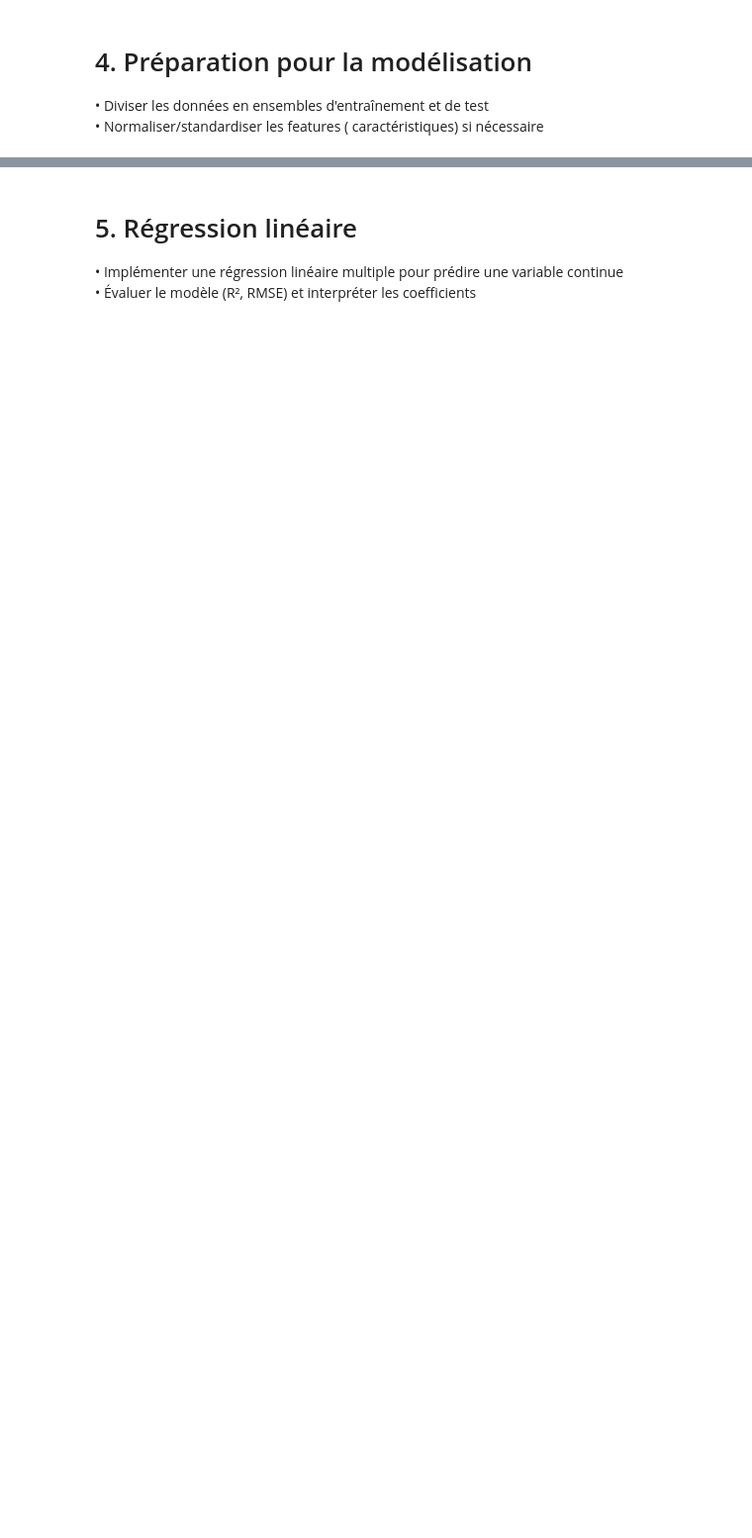
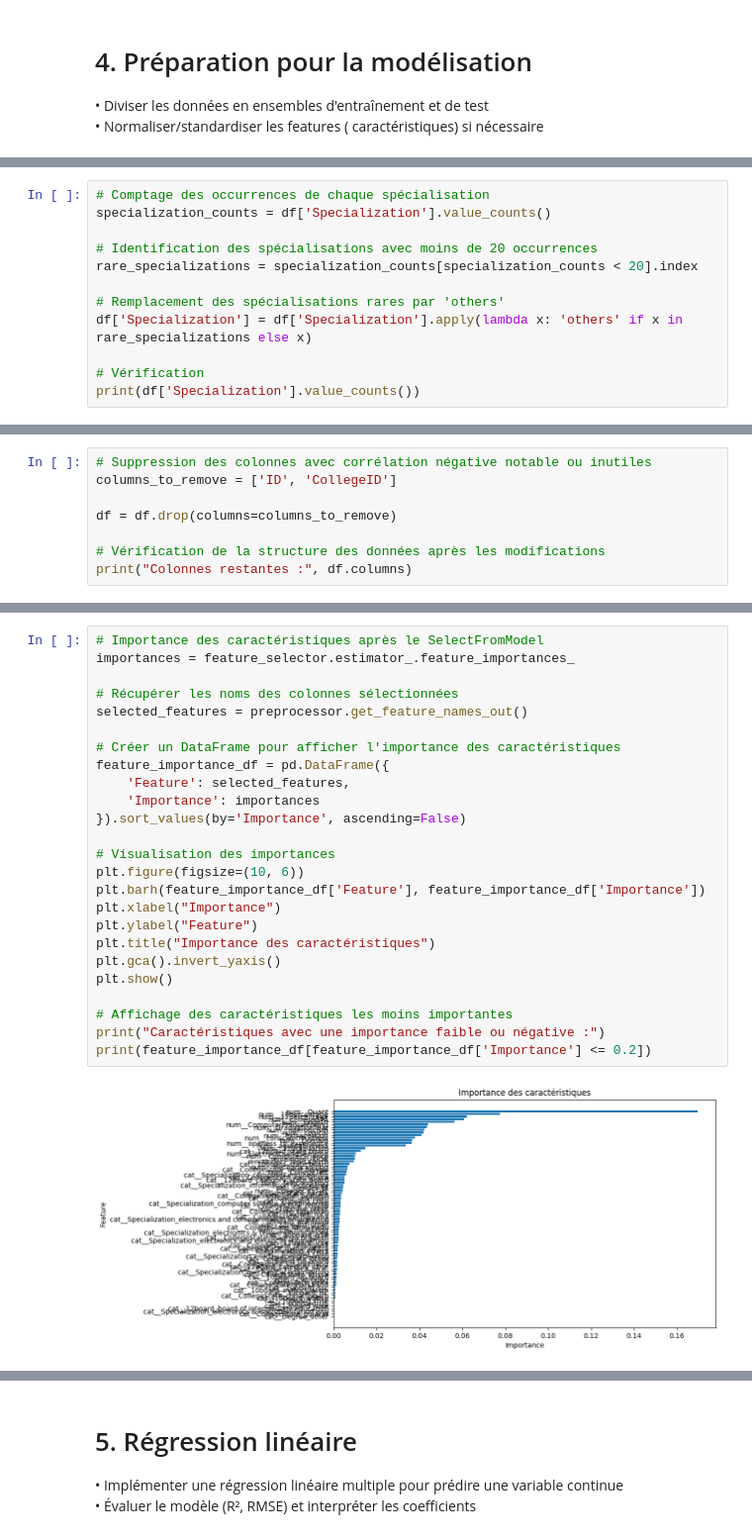
Before and after one commit to MGentieu/Projet_python_data, a Jupyter notebook: Notebook_projet.ipynb, the cells around one changed output, grey strips where cells are left out. Shown at 99% size. Cells and saved outputs as stored; diff of their text form; blank space fills up the shorter version.

```diff
--- a/Notebook_projet.ipynb
+++ b/Notebook_projet.ipynb
@@ -473,0 +444,12 @@ std        0.946428     0.996481               1.026202     1.918305
+# %%
+# Comptage des occurrences de chaque spécialisation
+specialization_counts = df['Specialization'].value_counts()
+
+# Identification des spécialisations avec moins de 20 occurrences
+rare_specializations = specialization_counts[specialization_counts < 20].index
+
+# Remplacement des spécialisations rares par 'others'
+df['Specialization'] = df['Specialization'].apply(lambda x: 'others' if x in rare_specializations else x)
+
+# Vérification
+print(df['Specialization'].value_counts())
@@ -473,0 +501,8 @@ std        0.946428     0.996481               1.026202     1.918305
+# %%
+# Suppression des colonnes avec corrélation négative notable ou inutiles
+columns_to_remove = ['ID', 'CollegeID']
+
+df = df.drop(columns=columns_to_remove)
+
+# Vérification de la structure des données après les modifications
+print("Colonnes restantes :", df.columns)
@@ -473,0 +644,27 @@ std        0.946428     0.996481               1.026202     1.918305
+# %%
+# Importance des caractéristiques après le SelectFromModel
+importances = feature_selector.estimator_.feature_importances_
+
+# Récupérer les noms des colonnes sélectionnées
+selected_features = preprocessor.get_feature_names_out()
+
+# Créer un DataFrame pour afficher l'importance des caractéristiques
+feature_importance_df = pd.DataFrame({
+    'Feature': selected_features,
+    'Importance': importances
+}).sort_values(by='Importance', ascending=False)
+
+# Visualisation des importances
+plt.figure(figsize=(10, 6))
+plt.barh(feature_importance_df['Feature'], feature_importance_df['Importance'])
+plt.xlabel("Importance")
+plt.ylabel("Feature")
+plt.title("Importance des caractéristiques")
+plt.gca().invert_yaxis()
+plt.show()
+
+# Affichage des caractéristiques les moins importantes
+print("Caractéristiques avec une importance faible ou négative :")
+print(feature_importance_df[feature_importance_df['Importance'] <= 0.2])
+# %% [output]
+[figure, added]
```
Also changed, not shown: parts of 12 cells of this notebook.
